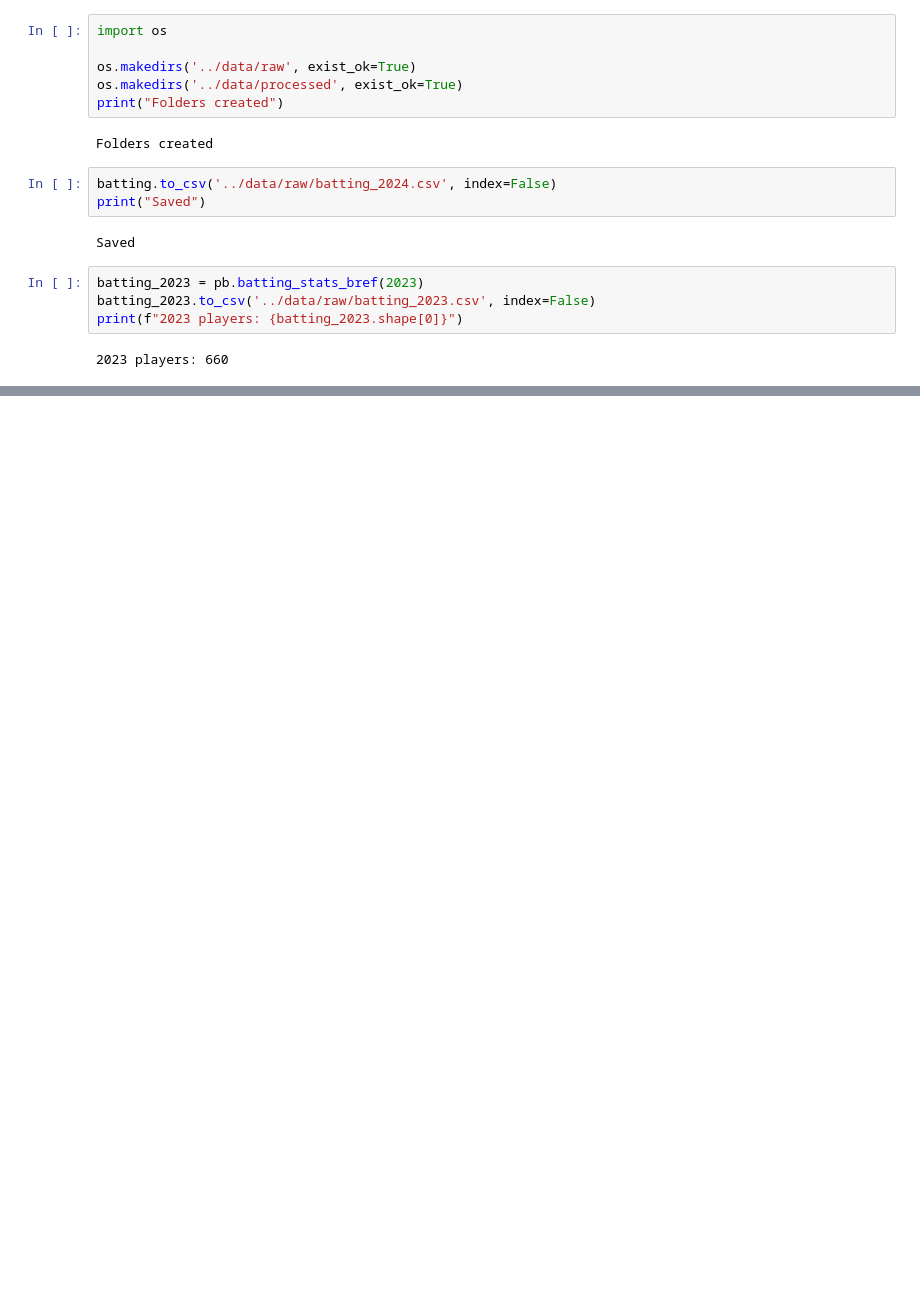
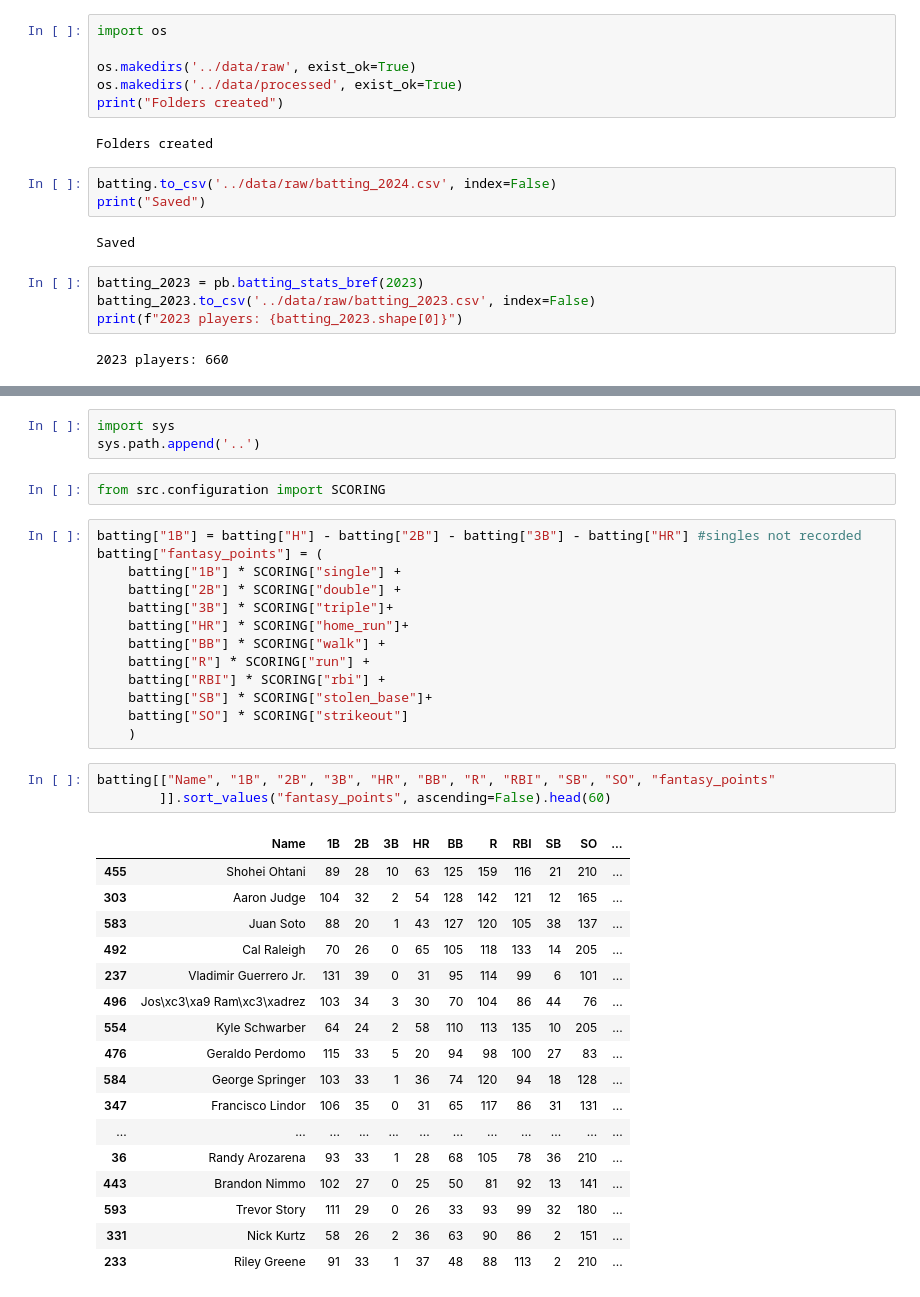
Before and after one commit to Gabriel-Molina123/baseball-fantasy-projections, a Jupyter notebook: notebooks/01_data_test.ipynb, the cells around one changed output, grey strips where cells are left out. Cells and saved outputs as stored; diff of their text form; blank space fills up the shorter version.

```diff
--- a/notebooks/01_data_test.ipynb
+++ b/notebooks/01_data_test.ipynb
@@ -72,0 +77,39 @@ print(f"2023 players: {batting_2023.shape[0]}")
+# %%
+import sys
+sys.path.append('..')
+# %%
+from src.configuration import SCORING
+# %%
+batting["1B"] = batting["H"] - batting["2B"] - batting["3B"] - batting["HR"] #singles not recorded
+batting["fantasy_points"] = (
+    batting["1B"] * SCORING["single"] +
+    batting["2B"] * SCORING["double"] +
+    batting["3B"] * SCORING["triple"]+
+    batting["HR"] * SCORING["home_run"]+
+    batting["BB"] * SCORING["walk"] +
+    batting["R"] * SCORING["run"] +
+    batting["RBI"] * SCORING["rbi"] +
+    batting["SB"] * SCORING["stolen_base"]+
+    batting["SO"] * SCORING["strikeout"]
+    )
+# %%
+batting[["Name", "1B", "2B", "3B", "HR", "BB", "R", "RBI", "SB", "SO", "fantasy_points"
+        ]].sort_values("fantasy_points", ascending=False).head(60)
+# %% [output]
+|  | Name | 1B | 2B | 3B | HR | BB | R | RBI | SB | SO | ... |
+| 455 | Shohei Ohtani | 89 | 28 | 10 | 63 | 125 | 159 | 116 | 21 | 210 | ... |
+| 303 | Aaron Judge | 104 | 32 | 2 | 54 | 128 | 142 | 121 | 12 | 165 | ... |
+| 583 | Juan Soto | 88 | 20 | 1 | 43 | 127 | 120 | 105 | 38 | 137 | ... |
+| 492 | Cal Raleigh | 70 | 26 | 0 | 65 | 105 | 118 | 133 | 14 | 205 | ... |
+| 237 | Vladimir Guerrero Jr. | 131 | 39 | 0 | 31 | 95 | 114 | 99 | 6 | 101 | ... |
+| 496 | Jos\xc3\xa9 Ram\xc3\xadrez | 103 | 34 | 3 | 30 | 70 | 104 | 86 | 44 | 76 | ... |
+| 554 | Kyle Schwarber | 64 | 24 | 2 | 58 | 110 | 113 | 135 | 10 | 205 | ... |
+| 476 | Geraldo Perdomo | 115 | 33 | 5 | 20 | 94 | 98 | 100 | 27 | 83 | ... |
+| 584 | George Springer | 103 | 33 | 1 | 36 | 74 | 120 | 94 | 18 | 128 | ... |
+| 347 | Francisco Lindor | 106 | 35 | 0 | 31 | 65 | 117 | 86 | 31 | 131 | ... |
+| ... | ... | ... | ... | ... | ... | ... | ... | ... | ... | ... | ... |
+| 36 | Randy Arozarena | 93 | 33 | 1 | 28 | 68 | 105 | 78 | 36 | 210 | ... |
+| 443 | Brandon Nimmo | 102 | 27 | 0 | 25 | 50 | 81 | 92 | 13 | 141 | ... |
+| 593 | Trevor Story | 111 | 29 | 0 | 26 | 33 | 93 | 99 | 32 | 180 | ... |
+| 331 | Nick Kurtz | 58 | 26 | 2 | 36 | 63 | 90 | 86 | 2 | 151 | ... |
+| 233 | Riley Greene | 91 | 33 | 1 | 37 | 48 | 88 | 113 | 2 | 210 | ... |
```
Also changed, not shown: parts of 7 cells of this notebook, 1 other file.
